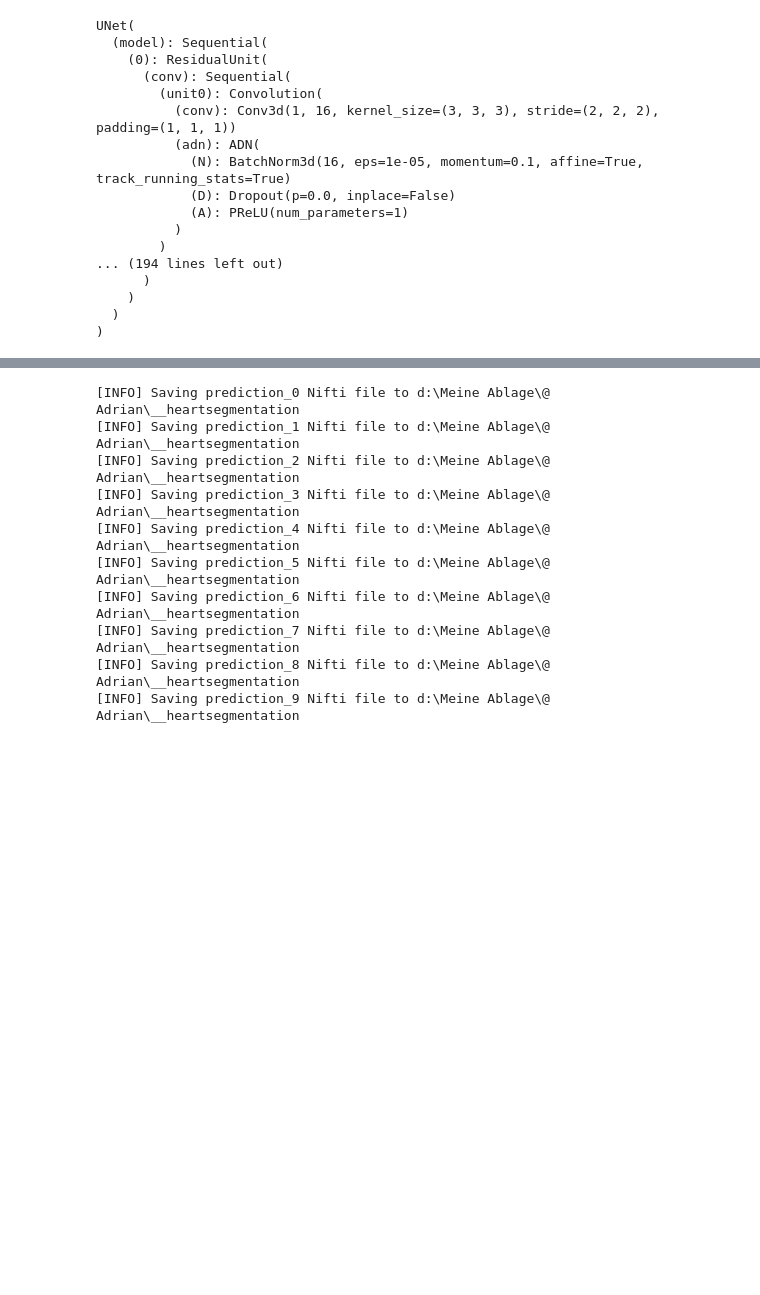
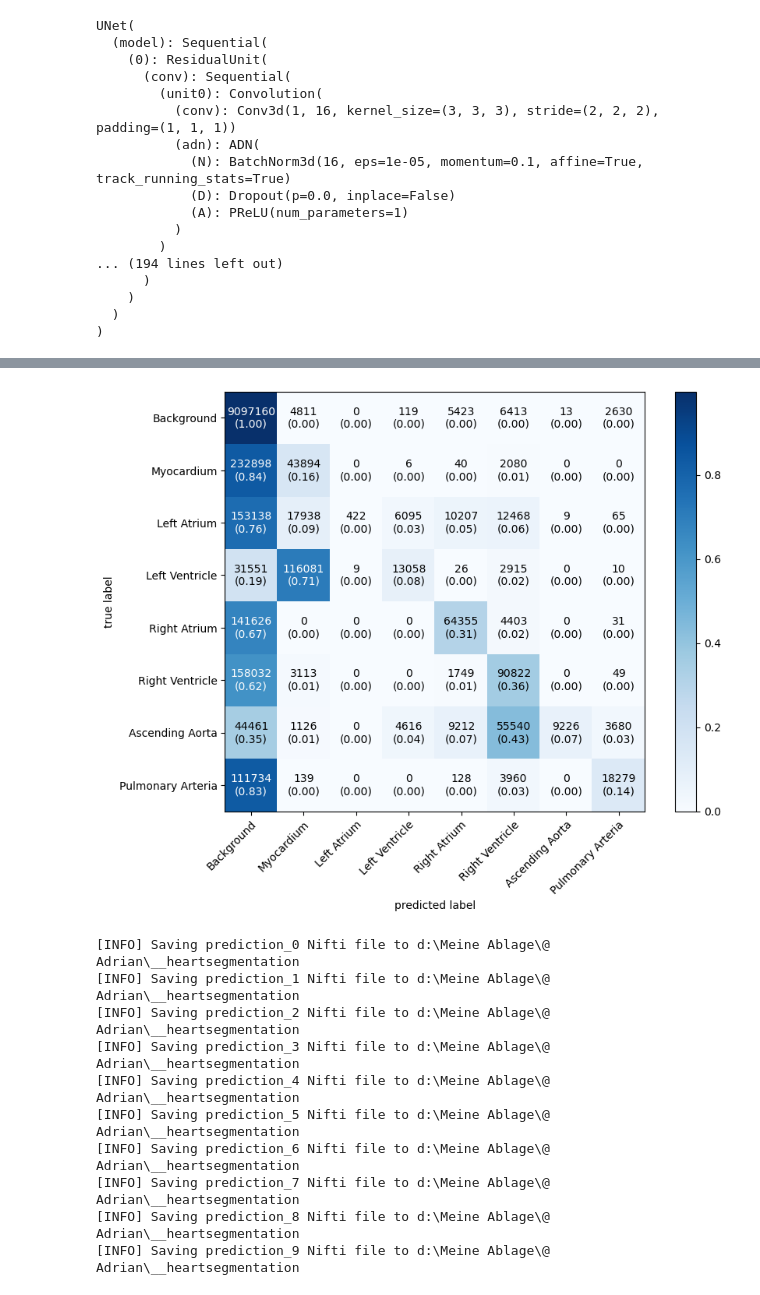
Before and after one commit to AdrianGraumnitz/Medical_Segmantion_PyTorch-MONAI, a Jupyter notebook: predictions.ipynb, the cells around one changed output, grey strips where cells are left out. Cells and saved outputs as stored; diff of their text form; code cells hidden in the pictures; blank space fills up the shorter version.

```diff
--- a/predictions.ipynb
+++ b/predictions.ipynb
@@ -195,3 +127,11 @@ with torch.inference_mode():
+# %%
+class_names = ['Background', 'Myocardium', 'Left Atrium', 'Left Ventricle', 'Right Atrium', 'Right Ventricle', 'Ascending Aorta', 'Pulmonary Arteria']
+
+prediction_list = utils.plot_confusion_matrix(model = model,
+                                              test_dataloader = test_dataloader,
+                                              class_names = class_names)
+# %% [output]
+[figure, added]
 # %%
 utils.save_nifti(prediction_list = prediction_list,
                   out_dir = Path.cwd().parent)
```
Also changed, not shown: parts of 19 cells of this notebook, 5 other files.
